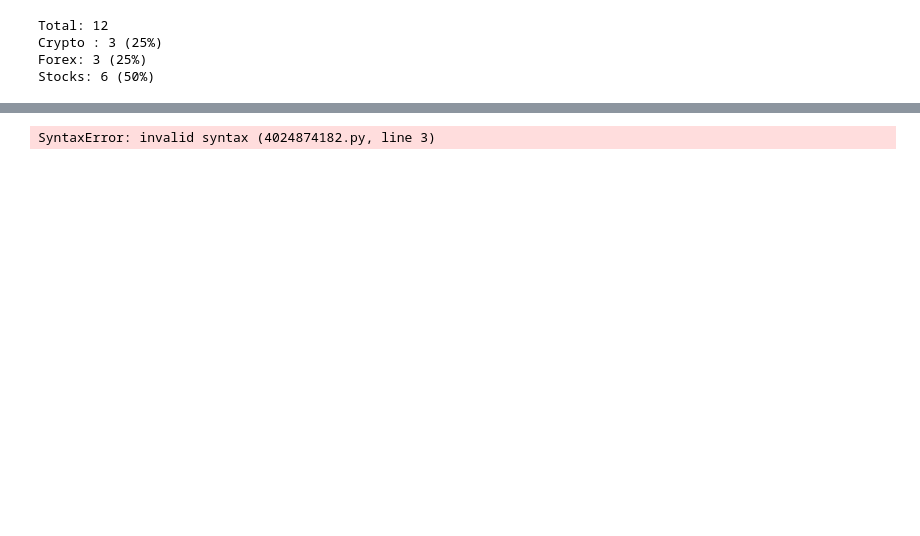
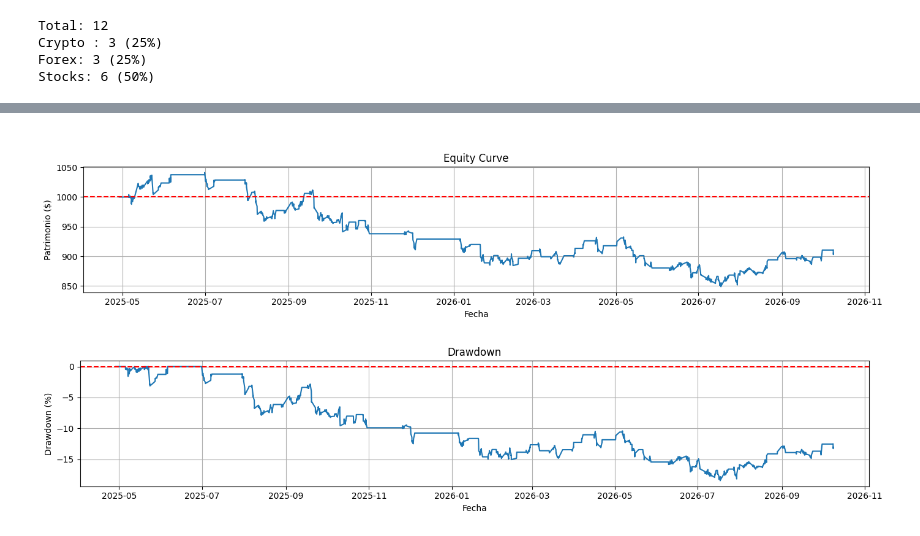
Before and after one commit to josebrx99/python, a Jupyter notebook: trading/engine/backtester.ipynb, the cells around one changed output, grey strips where cells are left out. Drawn from its saved outputs; the diff is of its cells as text; code cells hidden in the pictures; blank space fills up the shorter version.

```diff
--- a/trading/engine/backtester.ipynb
+++ b/trading/engine/backtester.ipynb
@@ -139,0 +183,2 @@ resume
+# %%
+resume, trades, equity = symbol_performance(df, cols_sign, symb, atr_sl = 2, multiplier_tp=1.5, use_r_tp=False)
@@ -180,23 +238,43 @@ equity
-# %%
-
-# Agregar para seleccionar señales
-
-score =
-0.30 * rank_sharpe
-+ 0.20 * rank_return
-+ 0.20 * rank_profit_factor
-+ 0.15 * rank_calmar
-+ 0.15 * rank_expectancy
-
-Tambien penalizar por muchos trades
-
-if trades < 50:
-    score *= 0.5
-
-if max_drawdown < -0.30:
-    score *= 0.5
-
-if profit_factor < 1.1:
-    score *= 0.5
-# %% [output]
-SyntaxError: invalid syntax (4024874182.py, line 3)
+# %% [markdown]
+<!-- ## Graphs -->
+# %%
+import matplotlib.pyplot as plt
+
+
+dfpl = equity[equity["signal"] == "sign_rsi30"]
+dfpl = dfpl.sort_values("time").copy()
+
+dfpl["equity_peak"] = dfpl["equity"].cummax()
+
+dfpl["drawdown"] = (
+    dfpl["equity"] / dfpl["equity_peak"] - 1
+)
+
+fig, ax = plt.subplots(figsize=(14, 3))
+
+ax.plot(dfpl["time"], dfpl["equity"])
+
+ax.set_title("Equity Curve")
+ax.set_xlabel("Fecha")
+ax.set_ylabel("Patrimonio ($)")
+ax.grid(True)
+ax.axhline(1000, linestyle = "--", color = "red")
+
+plt.tight_layout()
+plt.show()
+
+fig, ax = plt.subplots(figsize=(14, 3))
+
+ax.plot(dfpl["time"], dfpl["drawdown"] * 100)
+
+ax.set_title("Drawdown")
+ax.set_xlabel("Fecha")
+ax.set_ylabel("Drawdown (%)")
+ax.grid(True)
+ax.axhline(0, linestyle = "--", color = "red")
+
+plt.tight_layout()
+plt.show()
+# %% [output]
+[figure, added]
+[figure, added]
```
Also changed, not shown: parts of 12 cells of this notebook, 25 other files.
